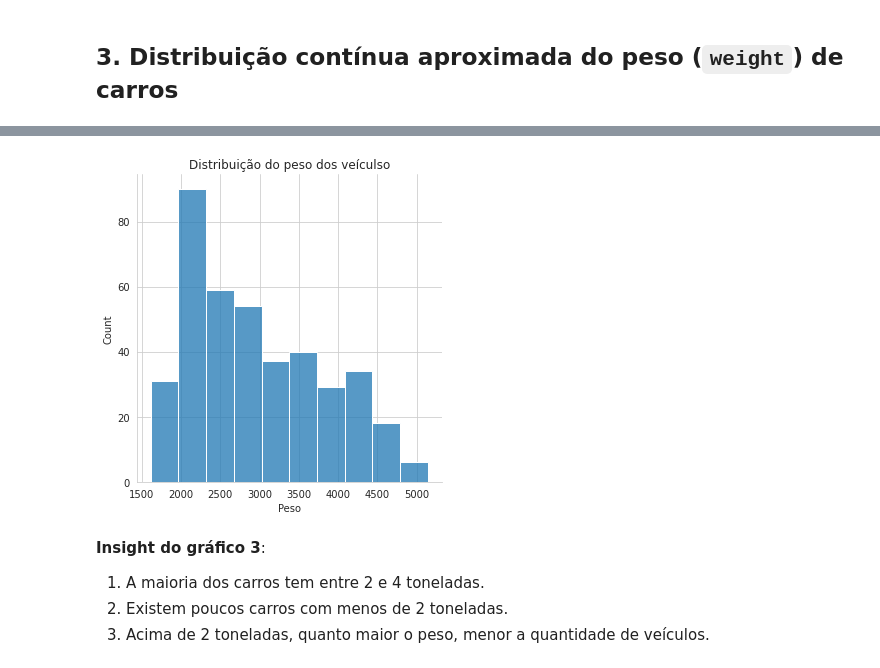
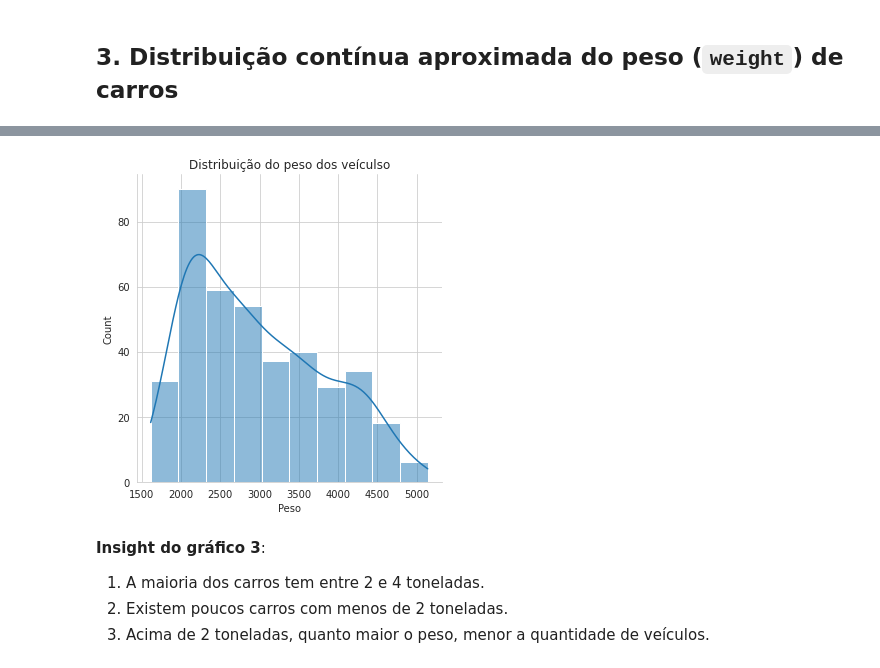
Before and after one commit to armando-nahmias/EBAC, a Jupyter notebook: AD/PAD_M15_Resposta.ipynb, the cells around one changed output, grey strips where cells are left out. Saved outputs shown, nothing was run; the diff lists cells and outputs as text; code cells hidden in the pictures.

```diff
--- a/AD/PAD_M15_Resposta.ipynb
+++ b/AD/PAD_M15_Resposta.ipynb
@@ -94,13 +94,13 @@ data.head()
 # %%
 # gráfico do exercício 3
 
 cars = data[['name', 'weight']]
 
 with sns.axes_style('whitegrid'):
-    grafico = sns.displot(data=cars, x='weight')
+    grafico = sns.displot(data=cars, x='weight', kde=True)
     grafico.set(title='Distribuição do peso dos veículso', xlabel='Peso')
 # %% [output]
-[figure, old version]
+[figure, new version]
 # %% [markdown]
 **Insight do gráfico 3**:
 1. A maioria dos carros tem entre 2 e 4 toneladas.
```
Also changed, not shown: 2 other files.
